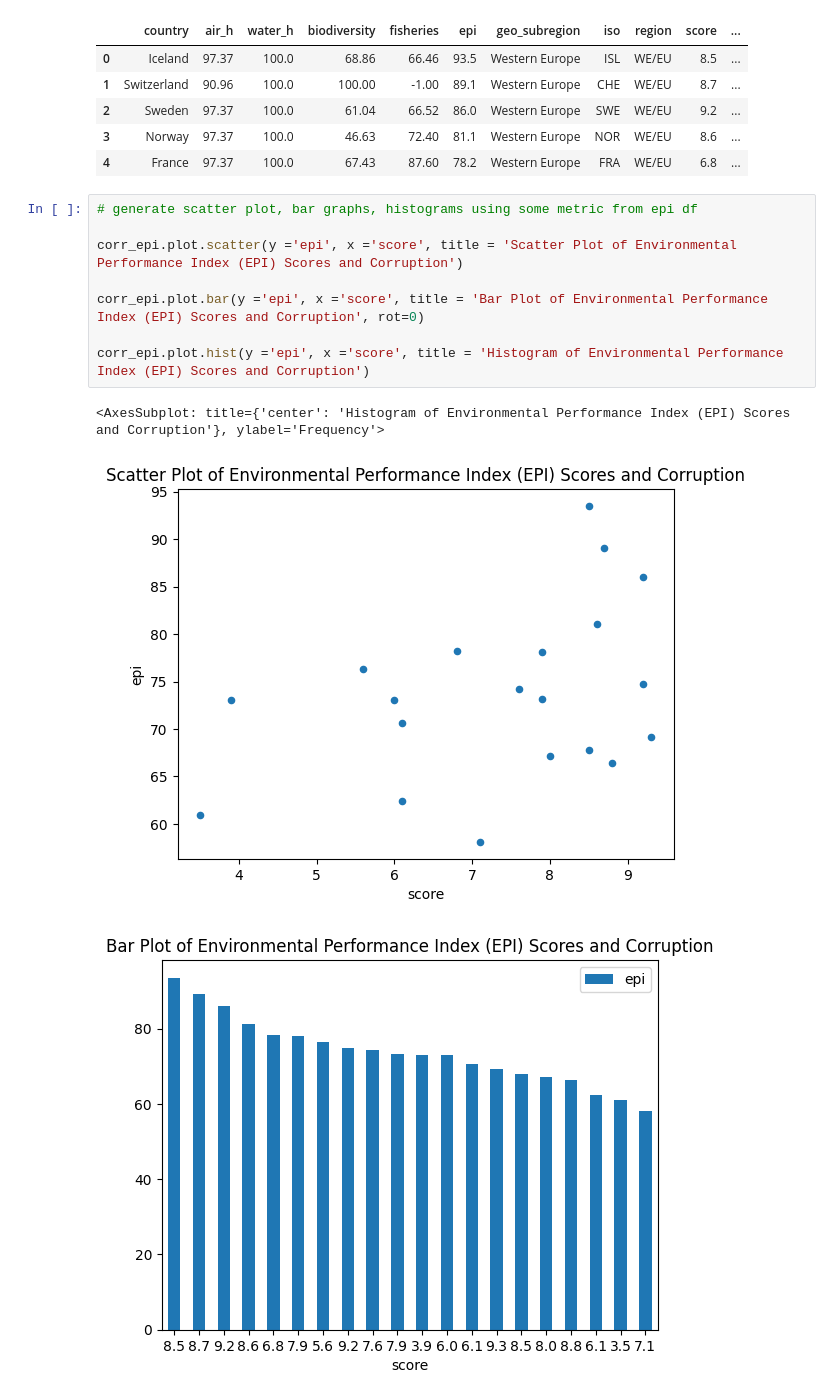
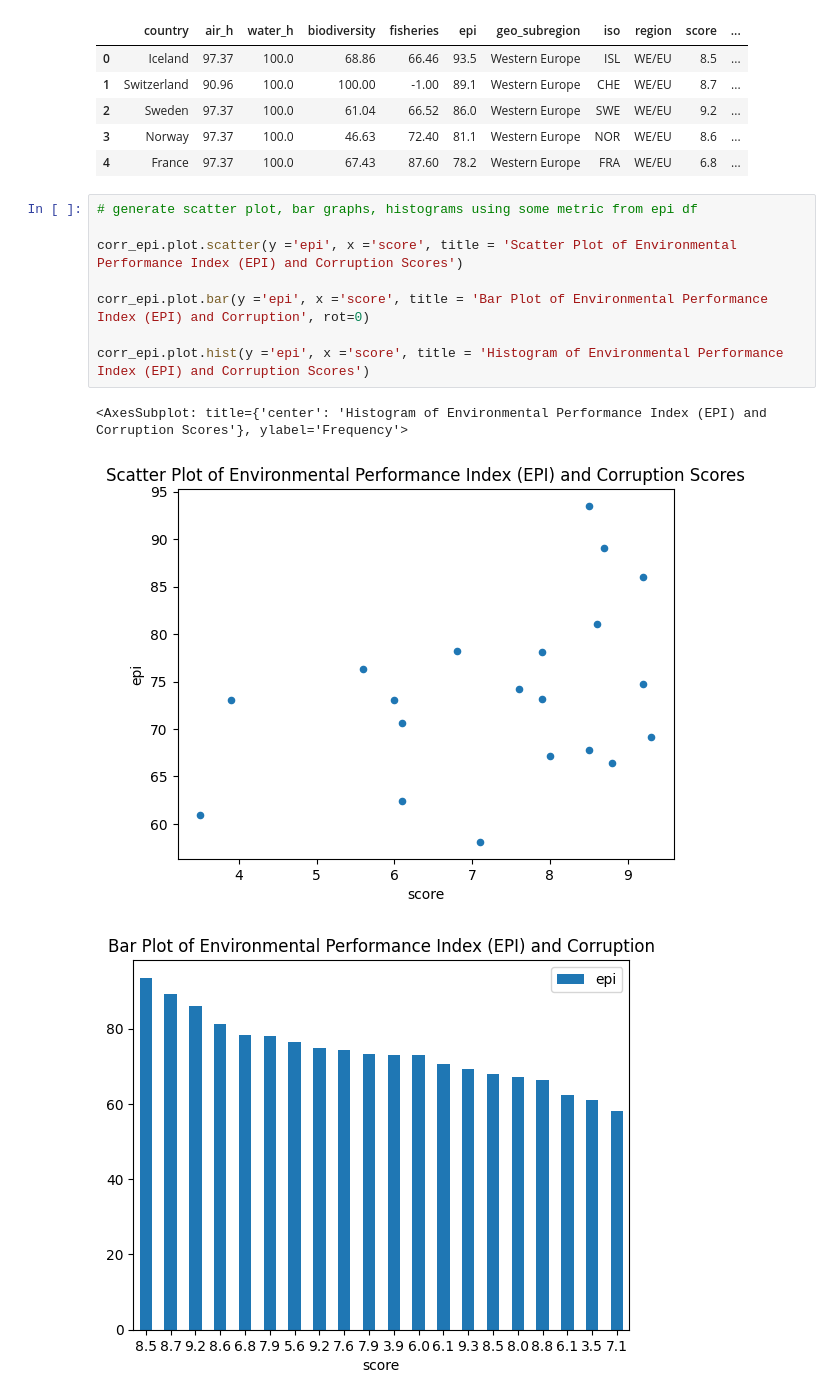
Before and after one commit to tpham16/EPI-Corruption-Analysis, a Jupyter notebook: working_file.ipynb, the cells around one changed output. Cells and saved outputs as stored; diff of their text form.

```diff
--- a/working_file.ipynb
+++ b/working_file.ipynb
@@ -78,12 +78,12 @@ corr_epi.head()
 # %%
 # generate scatter plot, bar graphs, histograms using some metric from epi df
 
-corr_epi.plot.scatter(y ='epi', x ='score', title = 'Scatter Plot of Environmental Performance Index (EPI) Scores and Corruption')
+corr_epi.plot.scatter(y ='epi', x ='score', title = 'Scatter Plot of Environmental Performance Index (EPI) and Corruption Scores')
 
-corr_epi.plot.bar(y ='epi', x ='score', title = 'Bar Plot of Environmental Performance Index (EPI) Scores and Corruption', rot=0)
+corr_epi.plot.bar(y ='epi', x ='score', title = 'Bar Plot of Environmental Performance Index (EPI) and Corruption', rot=0)
 
-corr_epi.plot.hist(y ='epi', x ='score', title = 'Histogram of Environmental Performance Index (EPI) Scores and Corruption')
+corr_epi.plot.hist(y ='epi', x ='score', title = 'Histogram of Environmental Performance Index (EPI) and Corruption Scores')
 # %% [output]
-<AxesSubplot: title={'center': 'Histogram of Environmental Performance Index (EPI) Scores and Corruption'}, ylabel='Frequency'>
+<AxesSubplot: title={'center': 'Histogram of Environmental Performance Index (EPI) and Corruption Scores'}, ylabel='Frequency'>
-[figure, old version]
+[figure, new version]
-[figure, old version]
+[figure, new version]
```
Also changed, not shown: parts of 1 cell of this notebook, 1 other file.
